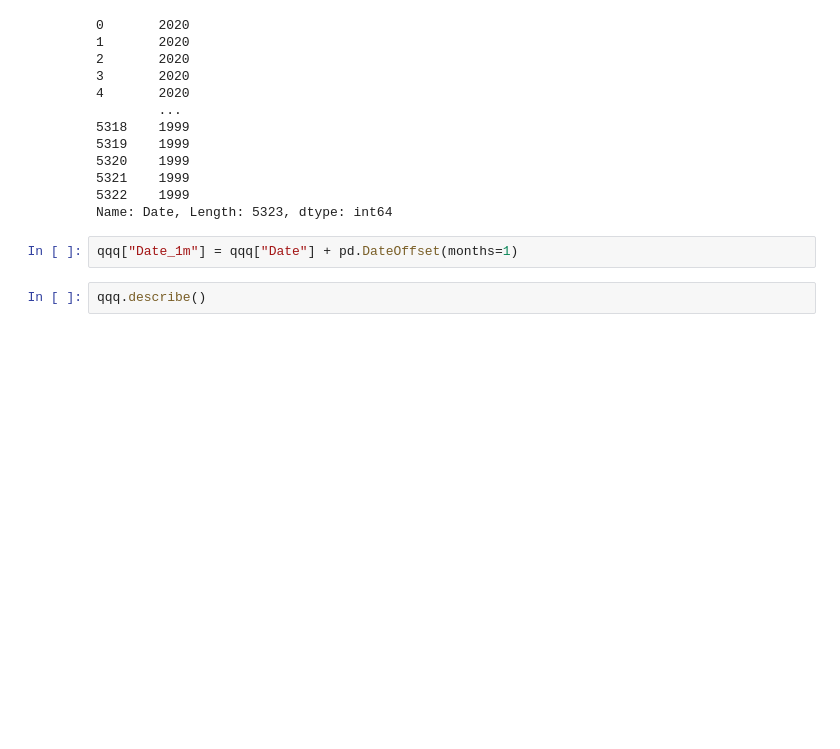
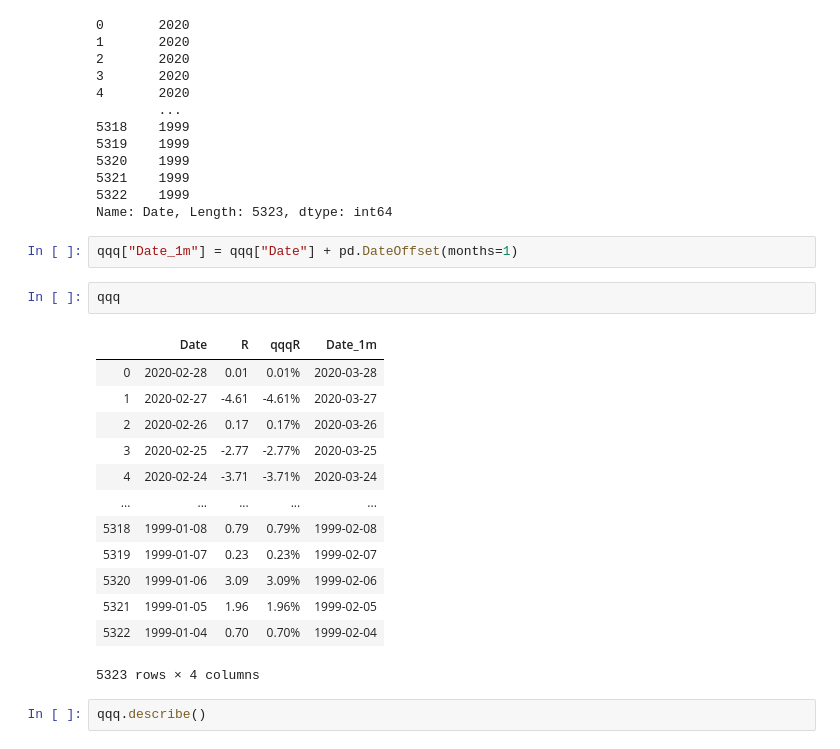
Before and after one commit to parkchunbae/Strategy, a Jupyter notebook: index.ipynb, the cells around one changed output. Drawn from its saved outputs; the diff is of its cells as text; blank space fills up the shorter version.

```diff
--- a/index.ipynb
+++ b/index.ipynb
@@ -129,6 +129,22 @@ qqq['Date'].dt.year
 Name: Date, Length: 5323, dtype: int64
 # %%
 qqq["Date_1m"] = qqq["Date"] + pd.DateOffset(months=1)
+# %%
+qqq
+# %% [output]
+|  | Date | R | qqqR | Date_1m |
+| 0 | 2020-02-28 | 0.01 | 0.01% | 2020-03-28 |
+| 1 | 2020-02-27 | -4.61 | -4.61% | 2020-03-27 |
+| 2 | 2020-02-26 | 0.17 | 0.17% | 2020-03-26 |
+| 3 | 2020-02-25 | -2.77 | -2.77% | 2020-03-25 |
+| 4 | 2020-02-24 | -3.71 | -3.71% | 2020-03-24 |
+| ... | ... | ... | ... | ... |
+| 5318 | 1999-01-08 | 0.79 | 0.79% | 1999-02-08 |
+| 5319 | 1999-01-07 | 0.23 | 0.23% | 1999-02-07 |
+| 5320 | 1999-01-06 | 3.09 | 3.09% | 1999-02-06 |
+| 5321 | 1999-01-05 | 1.96 | 1.96% | 1999-02-05 |
+| 5322 | 1999-01-04 | 0.70 | 0.70% | 1999-02-04 |
+5323 rows × 4 columns
 # %%
 qqq.describe()
 # %% [output]
```
Also changed, not shown: parts of 14 cells of this notebook, 1 other file.
